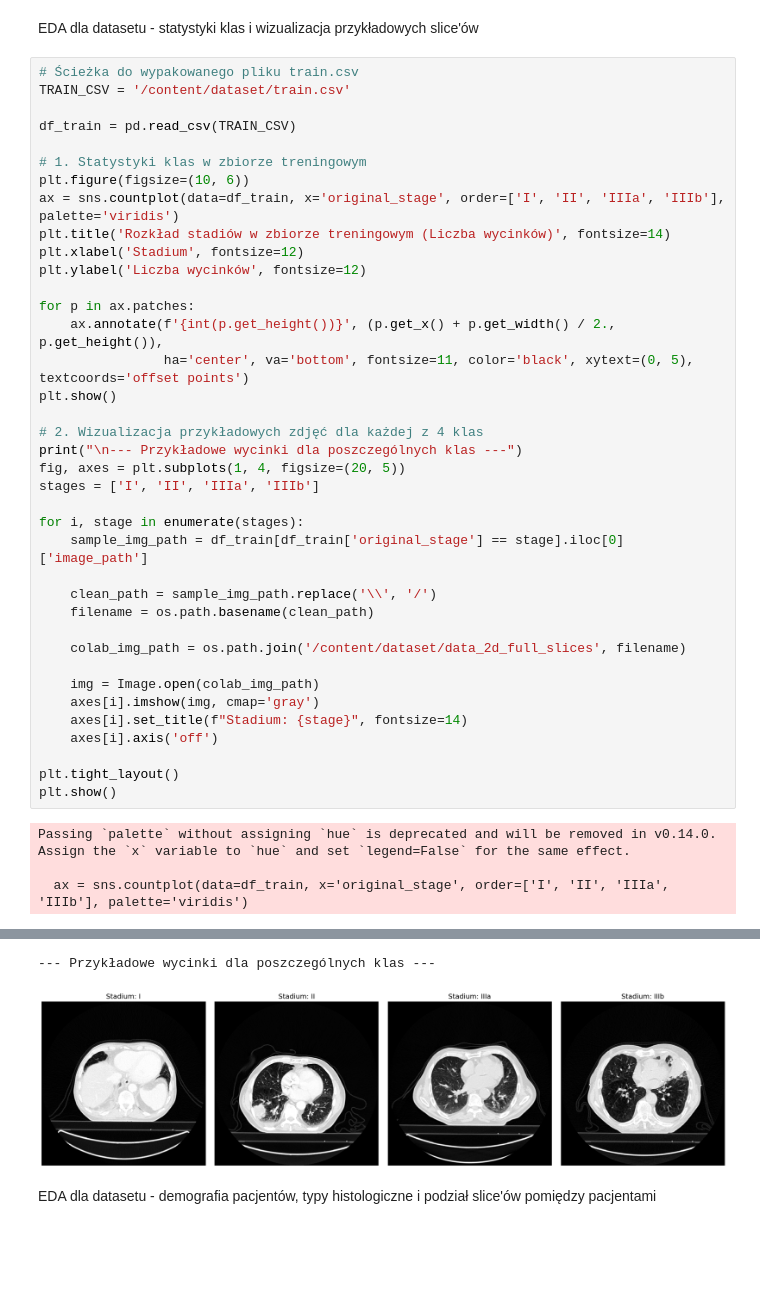
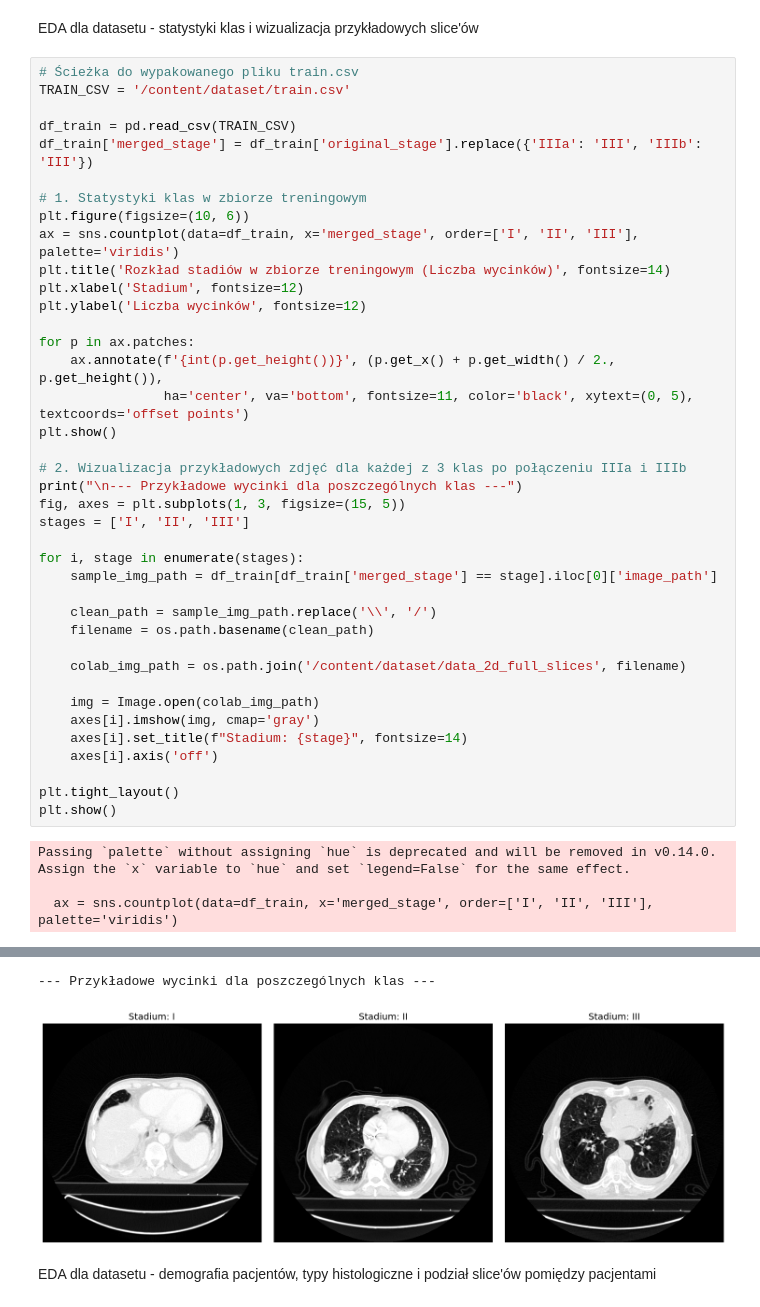
Before and after one commit to Nachos-mic/Lung_CT_Diagnostic_ML, a Jupyter notebook: Lung_Diagnostics.ipynb, the cells around one changed output, grey strips where cells are left out. Drawn from its saved outputs; the diff is of its cells as text; blank space fills up the shorter version.

```diff
--- a/Lung_Diagnostics.ipynb
+++ b/Lung_Diagnostics.ipynb
@@ -52,10 +81,11 @@ EDA dla datasetu - statystyki klas i wizualizacja przykładowych slice'ów
 TRAIN_CSV = '/content/dataset/train.csv'
 
 df_train = pd.read_csv(TRAIN_CSV)
+df_train['merged_stage'] = df_train['original_stage'].replace({'IIIa': 'III', 'IIIb': 'III'})
 
 # 1. Statystyki klas w zbiorze treningowym
 plt.figure(figsize=(10, 6))
-ax = sns.countplot(data=df_train, x='original_stage', order=['I', 'II', 'IIIa', 'IIIb'], palette='viridis')
+ax = sns.countplot(data=df_train, x='merged_stage', order=['I', 'II', 'III'], palette='viridis')
 plt.title('Rozkład stadiów w zbiorze treningowym (Liczba wycinków)', fontsize=14)
 plt.xlabel('Stadium', fontsize=12)
 plt.ylabel('Liczba wycinków', fontsize=12)
@@ -65,13 +95,13 @@ for p in ax.patches:
                 ha='center', va='bottom', fontsize=11, color='black', xytext=(0, 5), textcoords='offset points')
 plt.show()
 
-# 2. Wizualizacja przykładowych zdjęć dla każdej z 4 klas
+# 2. Wizualizacja przykładowych zdjęć dla każdej z 3 klas po połączeniu IIIa i IIIb
 print("\n--- Przykładowe wycinki dla poszczególnych klas ---")
-fig, axes = plt.subplots(1, 4, figsize=(20, 5))
-stages = ['I', 'II', 'IIIa', 'IIIb']
+fig, axes = plt.subplots(1, 3, figsize=(15, 5))
+stages = ['I', 'II', 'III']
 
 for i, stage in enumerate(stages):
-    sample_img_path = df_train[df_train['original_stage'] == stage].iloc[0]['image_path']
+    sample_img_path = df_train[df_train['merged_stage'] == stage].iloc[0]['image_path']
 
     clean_path = sample_img_path.replace('\\', '/')
     filename = os.path.basename(clean_path)
@@ -88,4 +118,4 @@ plt.show()
 # %% [output]
 Passing `palette` without assigning `hue` is deprecated and will be removed in v0.14.0. Assign the `x` variable to `hue` and set `legend=False` for the same effect.
 
-  ax = sns.countplot(data=df_train, x='original_stage', order=['I', 'II', 'IIIa', 'IIIb'], palette='viridis')
+  ax = sns.countplot(data=df_train, x='merged_stage', order=['I', 'II', 'III'], palette='viridis')
@@ -93,5 +123,5 @@ Passing `palette` without assigning `hue` is deprecated and will be removed in v
 --- Przykładowe wycinki dla poszczególnych klas ---
-[figure, old version]
+[figure, new version]
 # %% [markdown]
 EDA dla datasetu - demografia pacjentów, typy histologiczne i podział slice'ów pomiędzy pacjentami
 # %%
```
Also changed, not shown: parts of 29 cells of this notebook.
